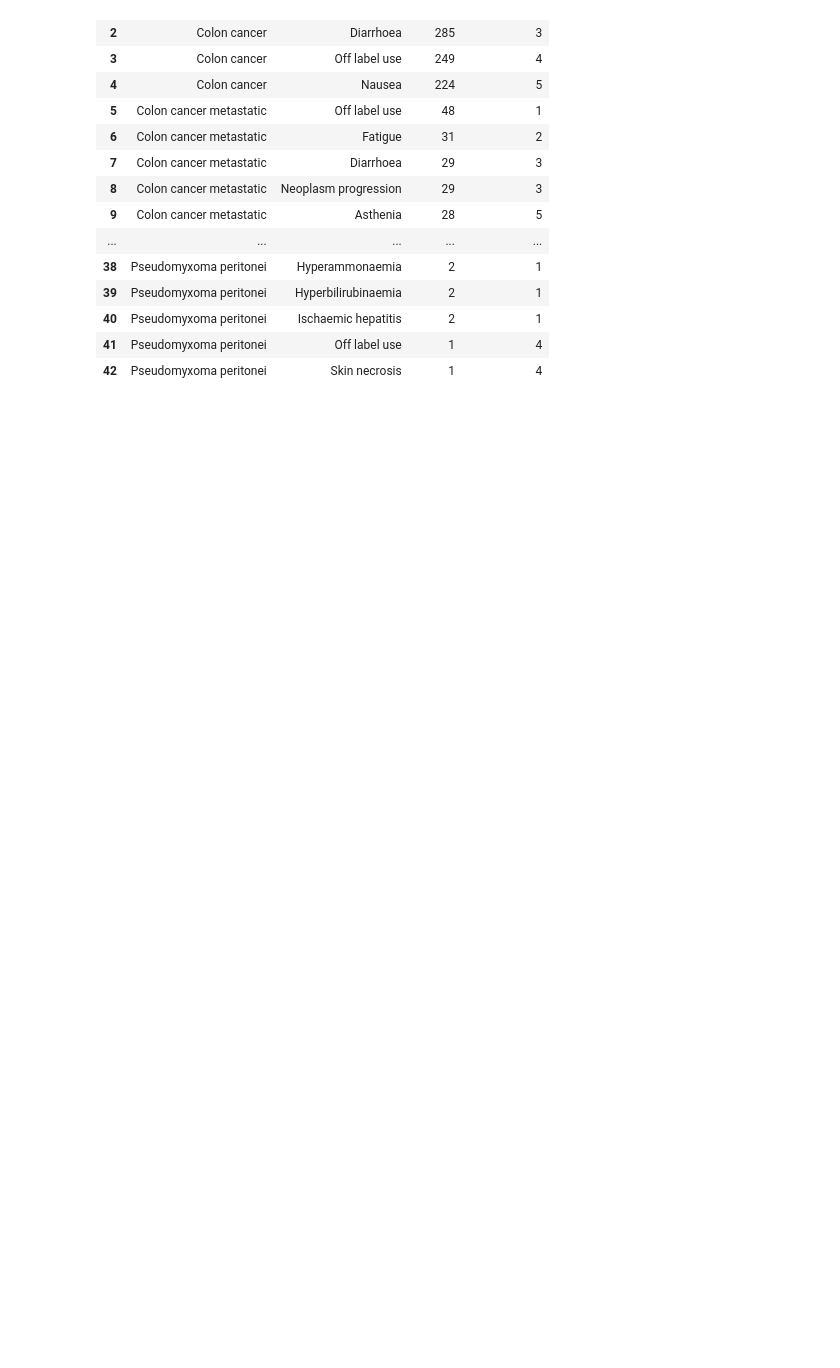
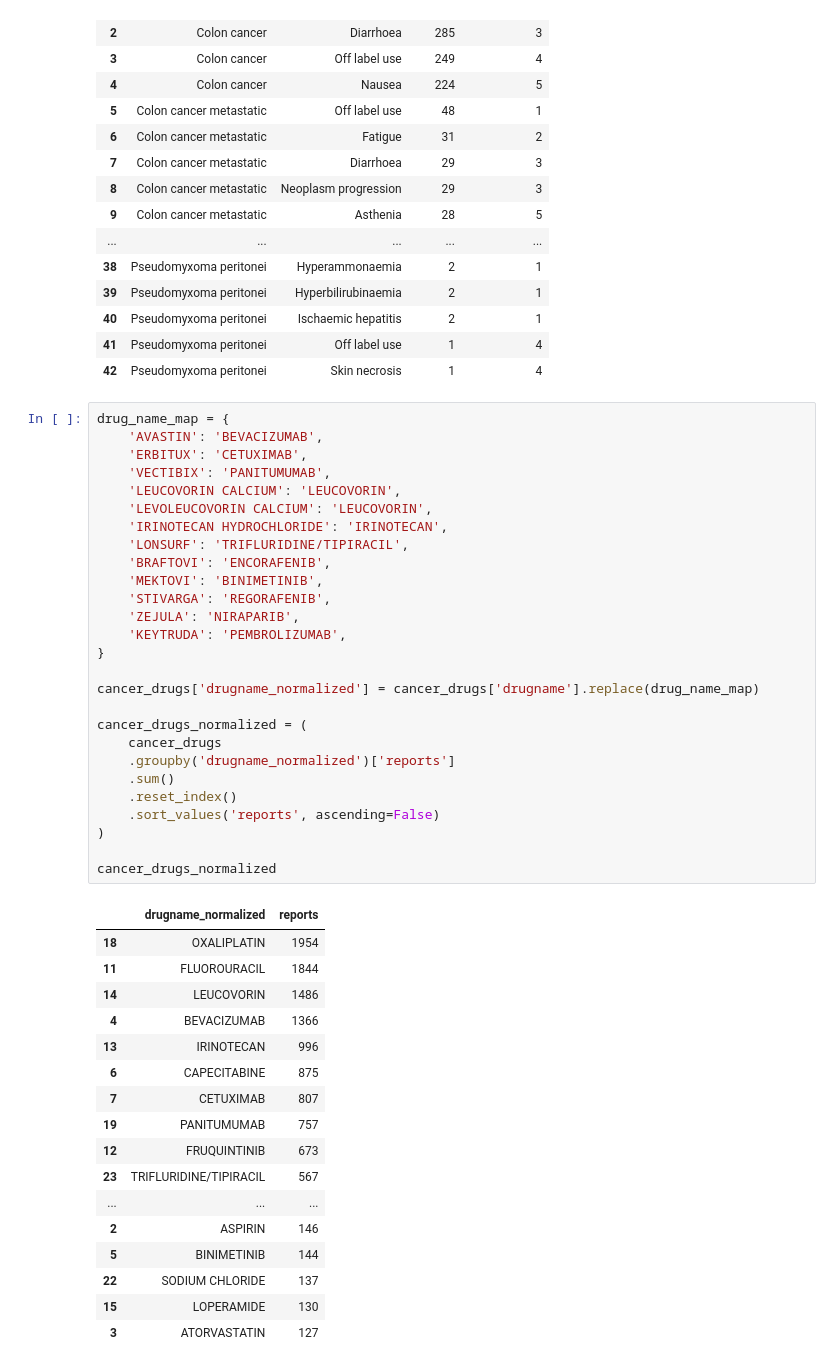
Before and after one commit to PugstaLaney/faers-sql-drug-safety-analysis, a Jupyter notebook: notebooks/appendiceal_indication.ipynb, the cells around one changed output. Drawn from its saved outputs; the diff is of its cells as text; blank space fills up the shorter version.

```diff
--- a/notebooks/appendiceal_indication.ipynb
+++ b/notebooks/appendiceal_indication.ipynb
@@ -264,3 +264,48 @@ ranked_reactions
 | 40 | Pseudomyxoma peritonei | Ischaemic hepatitis | 2 | 1 |
 | 41 | Pseudomyxoma peritonei | Off label use | 1 | 4 |
 | 42 | Pseudomyxoma peritonei | Skin necrosis | 1 | 4 |
+# %%
+drug_name_map = {
+    'AVASTIN': 'BEVACIZUMAB',
+    'ERBITUX': 'CETUXIMAB',
+    'VECTIBIX': 'PANITUMUMAB',
+    'LEUCOVORIN CALCIUM': 'LEUCOVORIN',
+    'LEVOLEUCOVORIN CALCIUM': 'LEUCOVORIN',
+    'IRINOTECAN HYDROCHLORIDE': 'IRINOTECAN',
+    'LONSURF': 'TRIFLURIDINE/TIPIRACIL',
+    'BRAFTOVI': 'ENCORAFENIB',
+    'MEKTOVI': 'BINIMETINIB',
+    'STIVARGA': 'REGORAFENIB',
+    'ZEJULA': 'NIRAPARIB',
+    'KEYTRUDA': 'PEMBROLIZUMAB',
+}
+
+cancer_drugs['drugname_normalized'] = cancer_drugs['drugname'].replace(drug_name_map)
+
+cancer_drugs_normalized = (
+    cancer_drugs
+    .groupby('drugname_normalized')['reports']
+    .sum()
+    .reset_index()
+    .sort_values('reports', ascending=False)
+)
+
+cancer_drugs_normalized
+# %% [output]
+|  | drugname_normalized | reports |
+| 18 | OXALIPLATIN | 1954 |
+| 11 | FLUOROURACIL | 1844 |
+| 14 | LEUCOVORIN | 1486 |
+| 4 | BEVACIZUMAB | 1366 |
+| 13 | IRINOTECAN | 996 |
+| 6 | CAPECITABINE | 875 |
+| 7 | CETUXIMAB | 807 |
+| 19 | PANITUMUMAB | 757 |
+| 12 | FRUQUINTINIB | 673 |
+| 23 | TRIFLURIDINE/TIPIRACIL | 567 |
+| ... | ... | ... |
+| 2 | ASPIRIN | 146 |
+| 5 | BINIMETINIB | 144 |
+| 22 | SODIUM CHLORIDE | 137 |
+| 15 | LOPERAMIDE | 130 |
+| 3 | ATORVASTATIN | 127 |
```
Also changed, not shown: parts of 2 cells of this notebook.
